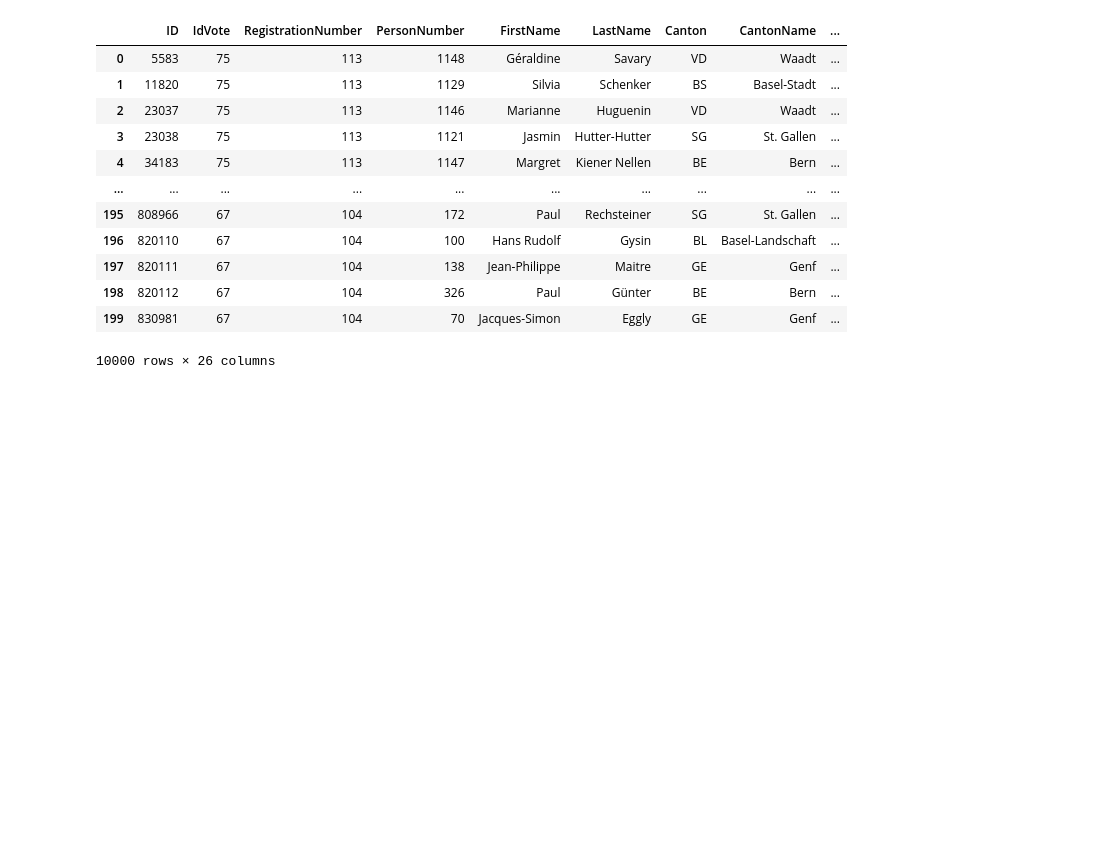
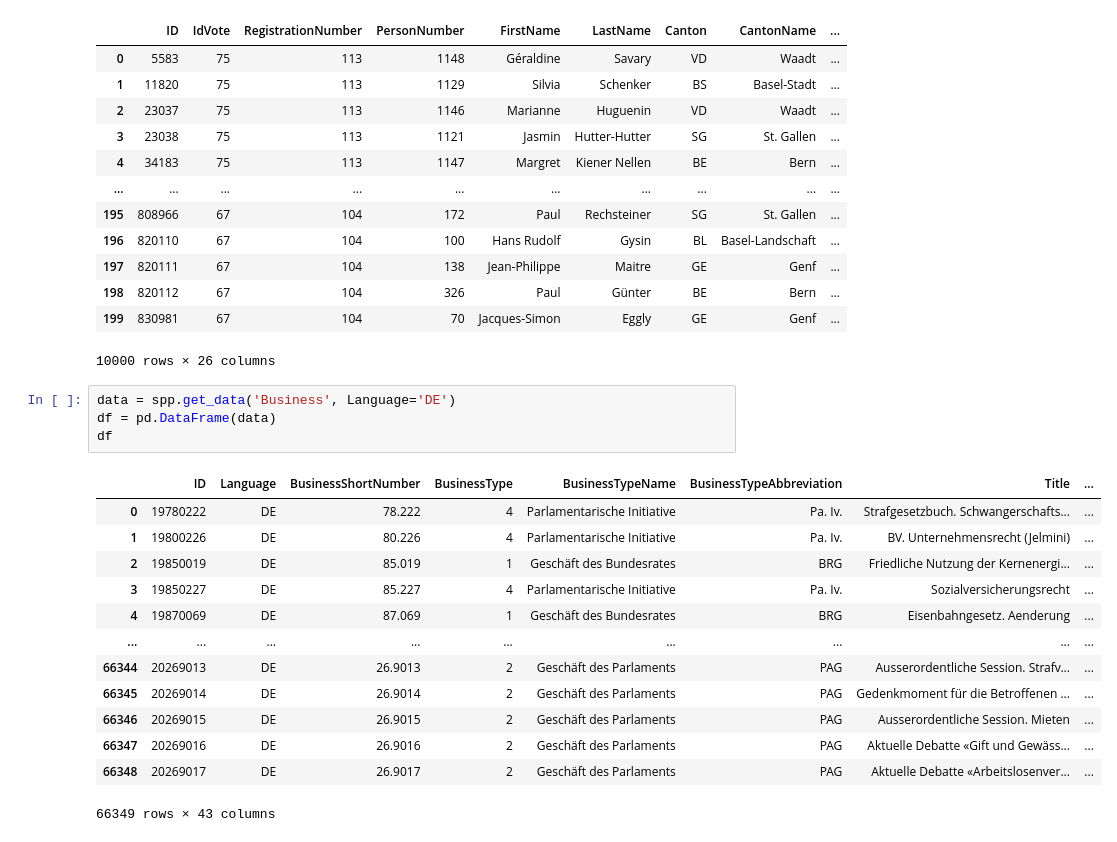
Before and after one commit to hannah22700/DENG, a Jupyter notebook: testing.ipynb, the cells around one changed output. Cells and saved outputs as stored; diff of their text form; blank space fills up the shorter version.

```diff
--- a/testing.ipynb
+++ b/testing.ipynb
@@ -294,3 +316,21 @@ df_votes.drop("Language",axis=1)
 | 198 | 820112 | 67 | 104 | 326 | Paul | Günter | BE | Bern | ... |
 | 199 | 830981 | 67 | 104 | 70 | Jacques-Simon | Eggly | GE | Genf | ... |
 10000 rows × 26 columns
+# %%
+data = spp.get_data('Business', Language='DE')
+df = pd.DataFrame(data)
+df
+# %% [output]
+|  | ID | Language | BusinessShortNumber | BusinessType | BusinessTypeName | BusinessTypeAbbreviation | Title | ... |
+| 0 | 19780222 | DE | 78.222 | 4 | Parlamentarische Initiative | Pa. Iv. | Strafgesetzbuch. Schwangerschafts... | ... |
+| 1 | 19800226 | DE | 80.226 | 4 | Parlamentarische Initiative | Pa. Iv. | BV. Unternehmensrecht (Jelmini) | ... |
+| 2 | 19850019 | DE | 85.019 | 1 | Geschäft des Bundesrates | BRG | Friedliche Nutzung der Kernenergi... | ... |
+| 3 | 19850227 | DE | 85.227 | 4 | Parlamentarische Initiative | Pa. Iv. | Sozialversicherungsrecht | ... |
+| 4 | 19870069 | DE | 87.069 | 1 | Geschäft des Bundesrates | BRG | Eisenbahngesetz. Aenderung | ... |
+| ... | ... | ... | ... | ... | ... | ... | ... | ... |
+| 66344 | 20269013 | DE | 26.9013 | 2 | Geschäft des Parlaments | PAG | Ausserordentliche Session. Strafv... | ... |
+| 66345 | 20269014 | DE | 26.9014 | 2 | Geschäft des Parlaments | PAG | Gedenkmoment für die Betroffenen ... | ... |
+| 66346 | 20269015 | DE | 26.9015 | 2 | Geschäft des Parlaments | PAG | Ausserordentliche Session. Mieten | ... |
+| 66347 | 20269016 | DE | 26.9016 | 2 | Geschäft des Parlaments | PAG | Aktuelle Debatte «Gift und Gewäss... | ... |
+| 66348 | 20269017 | DE | 26.9017 | 2 | Geschäft des Parlaments | PAG | Aktuelle Debatte «Arbeitslosenver... | ... |
+66349 rows × 43 columns
```
Also changed, not shown: parts of 5 cells of this notebook, 2 other files.
